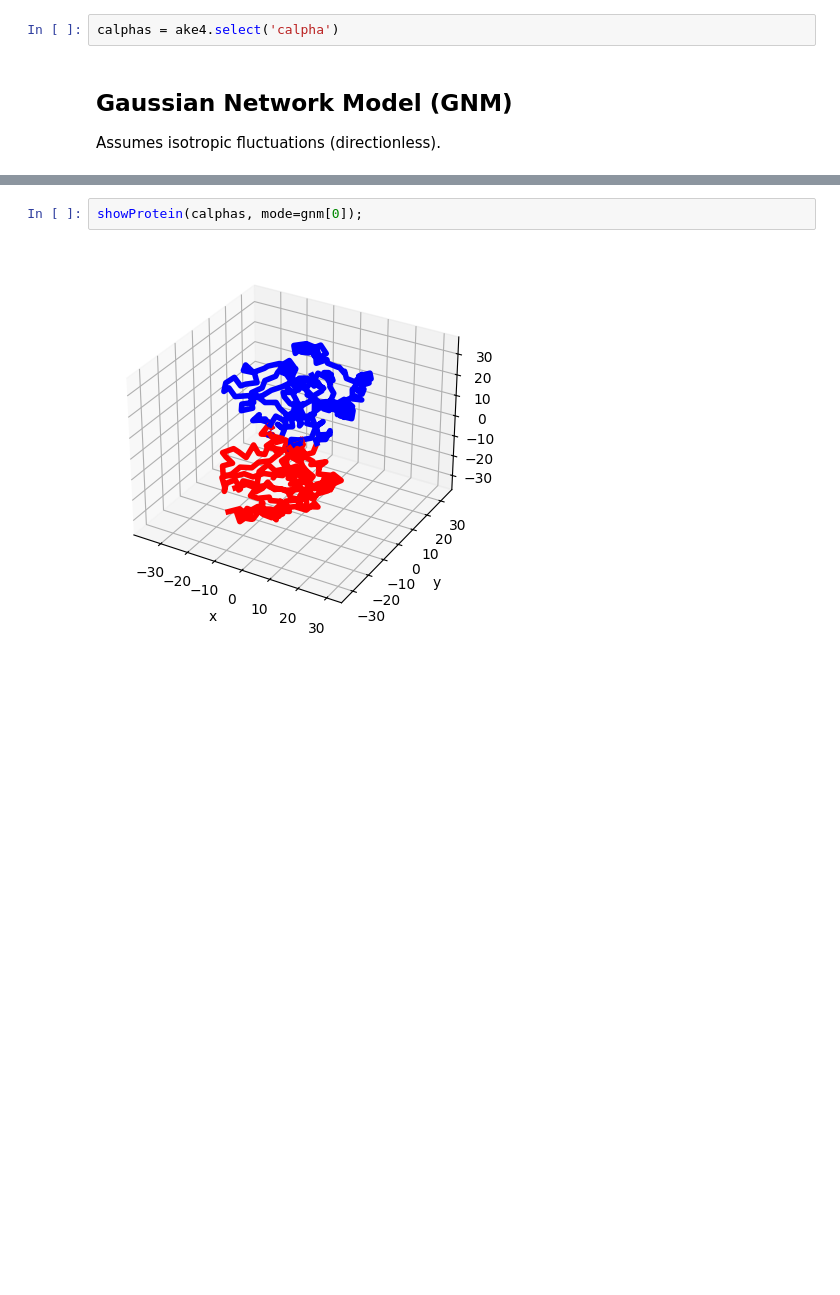
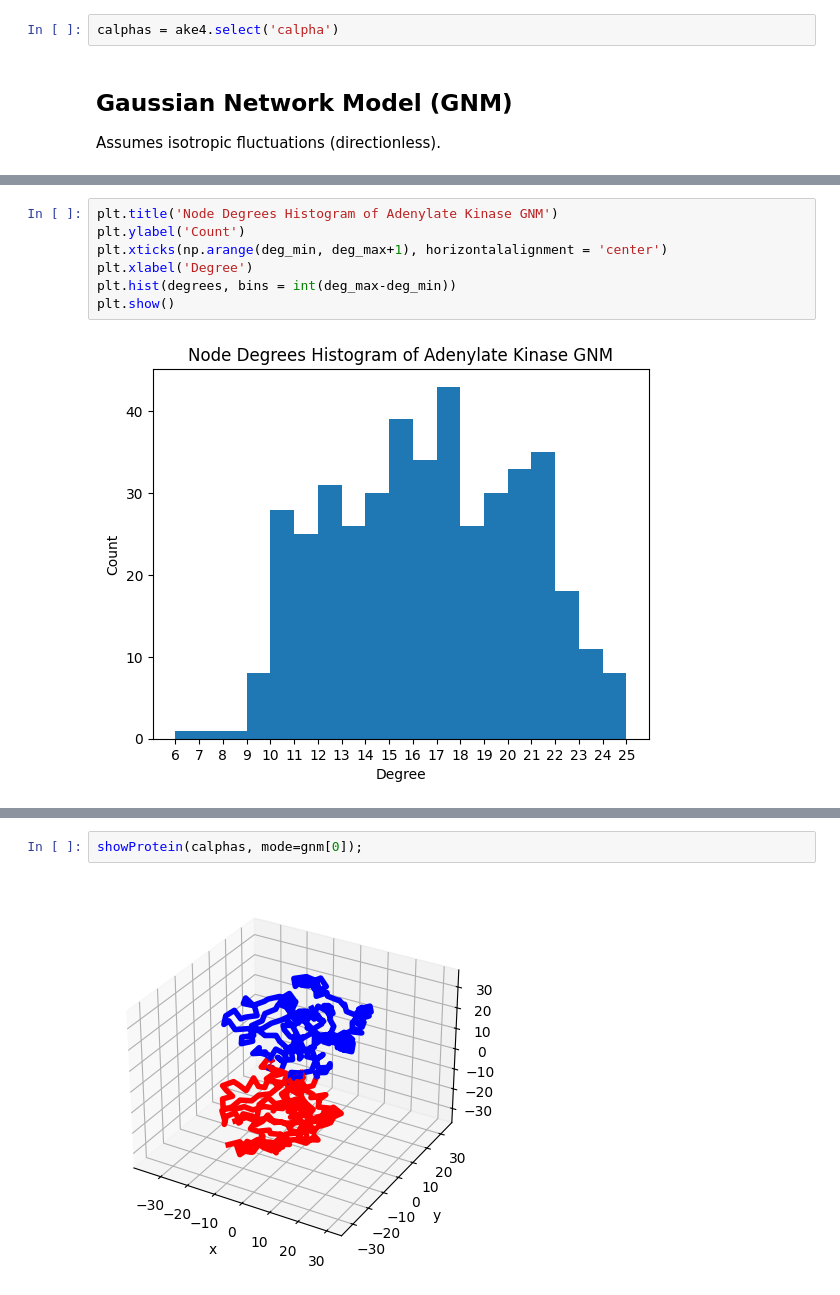
Before and after one commit to georgead01/4ake_enm_analysis, a Jupyter notebook: enm_analysis.ipynb, the cells around one changed output, grey strips where cells are left out. Cells and saved outputs as stored; diff of their text form; blank space fills up the shorter version.

```diff
--- a/enm_analysis.ipynb
+++ b/enm_analysis.ipynb
@@ -27,0 +53,9 @@ gnm.calcModes()
+# %%
+plt.title('Node Degrees Histogram of Adenylate Kinase GNM')
+plt.ylabel('Count')
+plt.xticks(np.arange(deg_min, deg_max+1), horizontalalignment = 'center')
+plt.xlabel('Degree')
+plt.hist(degrees, bins = int(deg_max-deg_min))
+plt.show()
+# %% [output]
+[figure, added]
```
Also changed, not shown: parts of 27 cells of this notebook, 2 other files.
